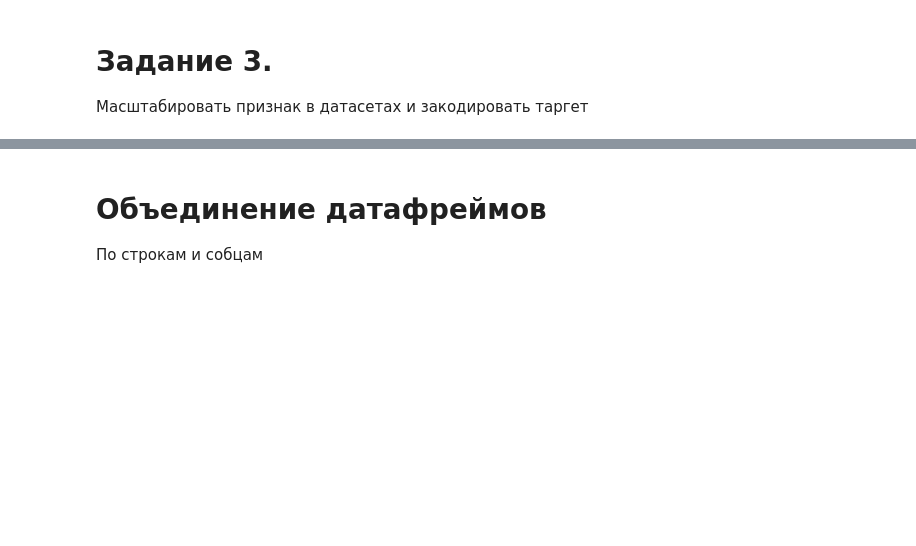
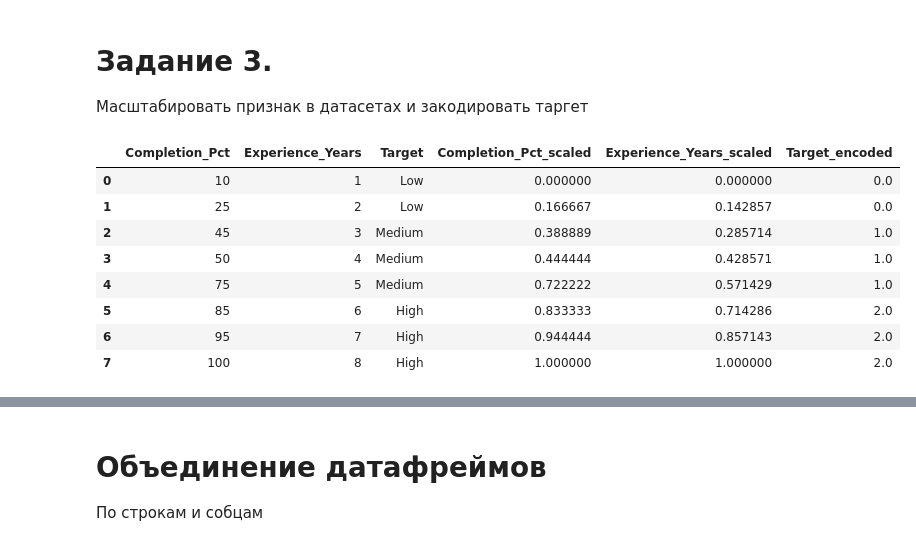
Before and after one commit to NevssZeppeli/ai_basics, a Jupyter notebook: Lab_01.ipynb, the cells around one changed output, grey strips where cells are left out. Saved outputs shown, nothing was run; the diff lists cells and outputs as text; code cells hidden in the pictures; blank space fills up the shorter version.

```diff
--- a/Lab_01.ipynb
+++ b/Lab_01.ipynb
@@ -408,27 +408,37 @@ df5
 # %%
 # MinMaxScaler (Нормализация)
 import pandas as pd
 import numpy as np
 from sklearn.preprocessing import MinMaxScaler
 
 # таргет: уровень премии (низкий/средний/высокий)
 df6 = pd.DataFrame({
     'Completion_Pct': [10, 25, 45, 50, 75, 85, 95, 100],
     'Experience_Years': [1, 2, 3, 4, 5, 6, 7, 8],
     'Target': ['Low', 'Low', 'Medium', 'Medium', 'Medium', 'High', 'High', 'High']
 })
 
 df6_c = df6.copy()
 parameters = ["Completion_Pct", "Experience_Years"]
 scaler_minmax = MinMaxScaler()
 scaled_parameters = scaler_minmax.fit_transform(df6_c[parameters])
-df6_c[["Completion_Pct_scaled", "Experience_Years_scaled"]] = scaled_parameters
+df6_c[["Completion_Pct_scaled", "Experience_Years_scaled"]]  = scaled_parameters
 
 cats = [["Low", "Medium", "High"]]
 oe = OrdinalEncoder(categories=cats)
-tgt = oe.fit_transform(df6_c[["Target"]])
+df6_c["Target_encoded"] = oe.fit_transform(df6_c[["Target"]])
 
 df6_c
+# %% [output]
+|  | Completion_Pct | Experience_Years | Target | Completion_Pct_scaled | Experience_Years_scaled | Target_encoded |
+| 0 | 10 | 1 | Low | 0.000000 | 0.000000 | 0.0 |
+| 1 | 25 | 2 | Low | 0.166667 | 0.142857 | 0.0 |
+| 2 | 45 | 3 | Medium | 0.388889 | 0.285714 | 1.0 |
+| 3 | 50 | 4 | Medium | 0.444444 | 0.428571 | 1.0 |
+| 4 | 75 | 5 | Medium | 0.722222 | 0.571429 | 1.0 |
+| 5 | 85 | 6 | High | 0.833333 | 0.714286 | 2.0 |
+| 6 | 95 | 7 | High | 0.944444 | 0.857143 | 2.0 |
+| 7 | 100 | 8 | High | 1.000000 | 1.000000 | 2.0 |
 # %%
 from sklearn.preprocessing import StandardScaler
 
```
Also changed, not shown: parts of 1 cell of this notebook.
